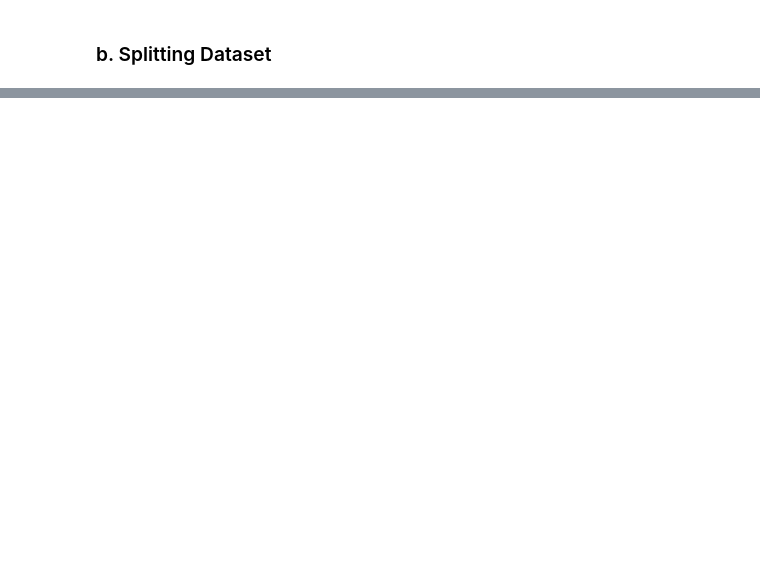
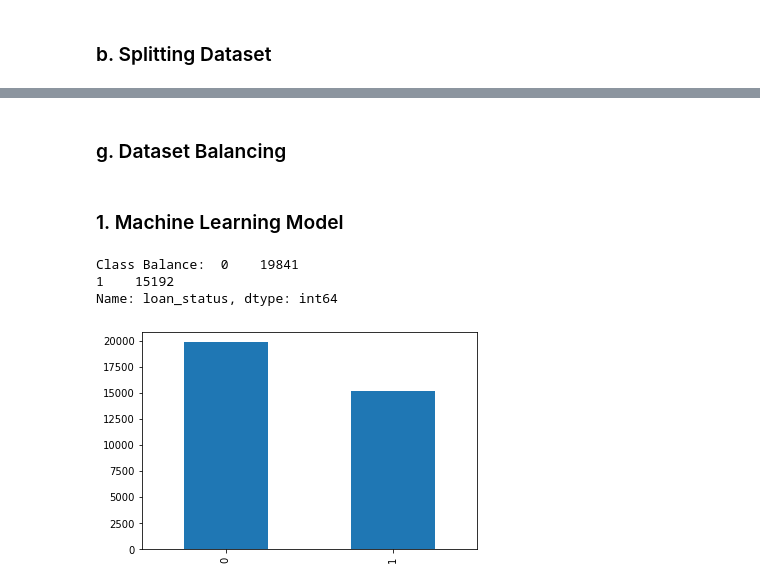
Before and after one commit to H8-Assignments-Bay/finpro-ftds-001-hck-ftds-001-hck-group-004, a Jupyter notebook: final_project_radyatra_sidharta.ipynb, the cells around one changed output, grey strips where cells are left out. Drawn from its saved outputs; the diff is of its cells as text; code cells hidden in the pictures; blank space fills up the shorter version.

Commit message:
Modified Python notebook (added Preprocessing & Model), and Excel file (finalized EDA).

```diff
--- a/final_project_radyatra_sidharta.ipynb
+++ b/final_project_radyatra_sidharta.ipynb
@@ -1337,0 +1690,14 @@ print('y_Test Size  : ', y_test.shape)
+# %%
+# Encoder function to tranform data type string (non-numeric) to numerical form in specific columns
+ord = OrdinalEncoder()
+
+# Fitting categorical columns. Again we are only fitting the train set and will be encoding the validation and test set according to it.
+ord.fit(X_train_cat_ord)
+
+# Transforming categorical columns.
+X_train_encoded_ord = ord.transform(X_train_cat_ord)
+X_test_encoded_ord = ord.transform(X_test_cat_ord)
+
+# Conversion to dataframe.
+X_train_encoded_ord = pd.DataFrame(X_train_encoded_ord)
+X_test_encoded_ord = pd.DataFrame(X_test_encoded_ord)
@@ -1337,0 +1751,4 @@ print('y_Test Size  : ', y_test.shape)
+# %%
+# The numerical and categorical columns will now be rejoined into one dataframe for train and test set each.
+X_train_final = pd.concat([X_train_scaled.reset_index(drop=True), X_train_encoded_ohe.reset_index(drop=True), X_train_encoded_ord.reset_index(drop=True)],axis=1)
+X_test_final = pd.concat([X_test_scaled.reset_index(drop=True), X_test_encoded_ohe.reset_index(drop=True), X_test_encoded_ord.reset_index(drop=True)],axis=1)
@@ -1337,0 +1762,18 @@ print('y_Test Size  : ', y_test.shape)
+# %% [markdown]
+### g. Dataset Balancing
+# %% [markdown]
+### 1. Machine Learning Model
+# %%
+nm = NearMiss(sampling_strategy=0.76565)
+# %%
+# Fitting and resampling dataset.
+X_train_und, y_train_und = nm.fit_resample(X_train_final, y_train)
+# %%
+# Displaying bar graph.
+y_train_und.value_counts().plot(kind='bar')
+print("Class Balance: ", y_train_und.value_counts())
+# %% [output]
+Class Balance:  0    19841
+1    15192
+Name: loan_status, dtype: int64
+[figure, added]
```
Also changed, not shown: parts of 153 cells of this notebook, 1 other file.
